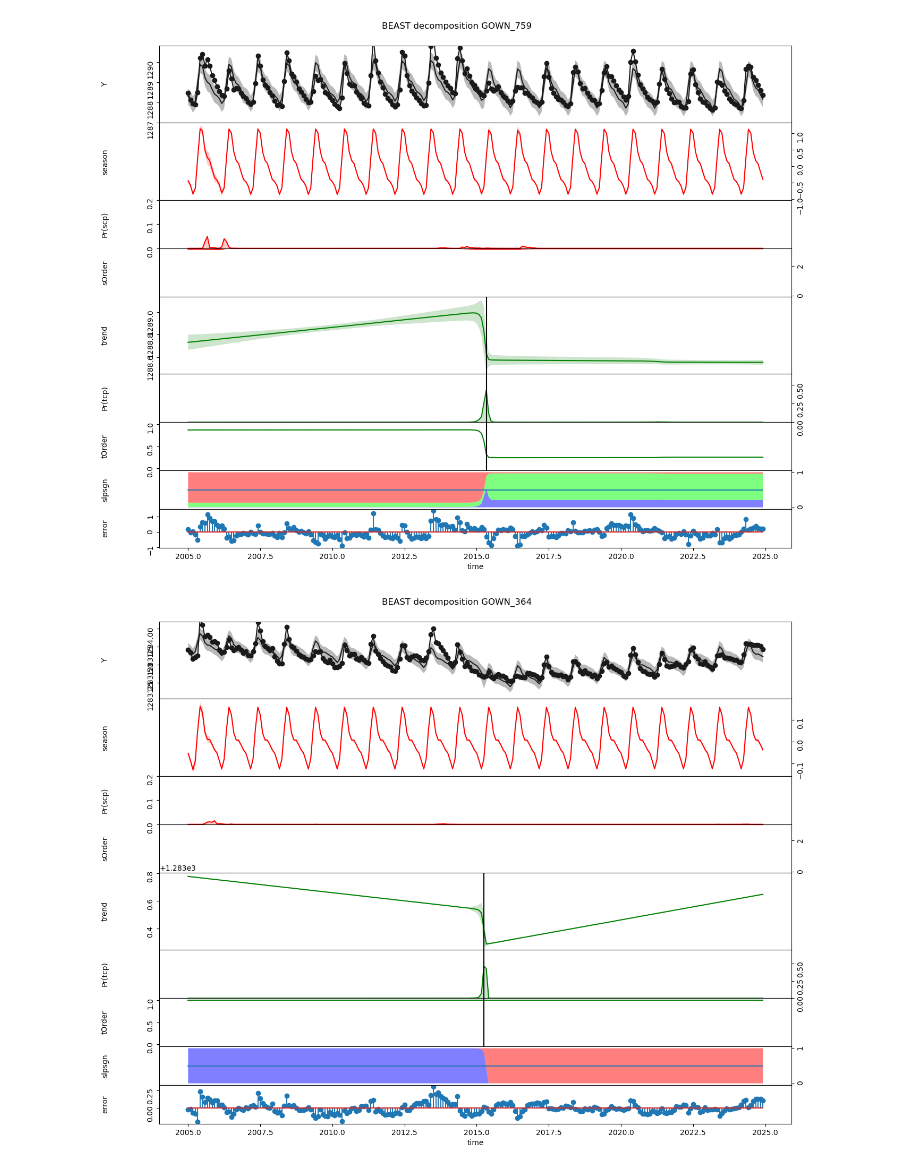
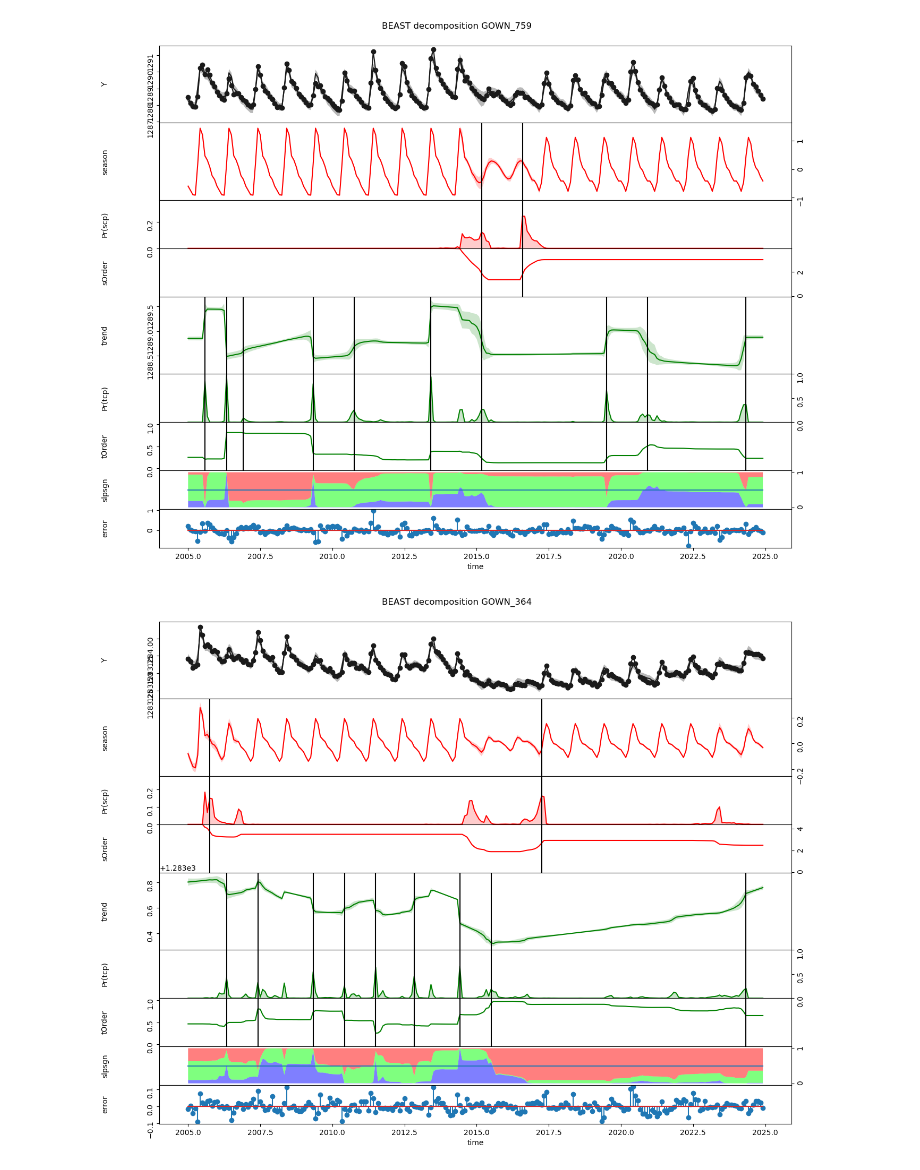
Before and after one commit to 2spi/groundwater, a Jupyter notebook: notebooks/bow_valley/04_change_point.ipynb, the cells around one changed output. Drawn from its saved outputs; the diff is of its cells as text; code cells hidden in the pictures.

```diff
--- a/notebooks/bow_valley/04_change_point.ipynb
+++ b/notebooks/bow_valley/04_change_point.ipynb
@@ -29,7 +29,7 @@ for w in ws:
         deltat="1 month",
         period="1 year",                  # seasonal cycle length
         season="harmonic",                # harmonic seasonal model
-        tcp_minmax=[0,1],
+        tcp_minmax=[0,10],
         scp_minmax=[0,10],
         print_progress=False, print_options=False, quiet=True,
     )
@@ -48,2 +48,2 @@ for w in ws:
-[figure, old version]
+[figure, new version]
-[figure, old version]
+[figure, new version]
```
Also changed, not shown: parts of 1 cell of this notebook, 4 other files.
